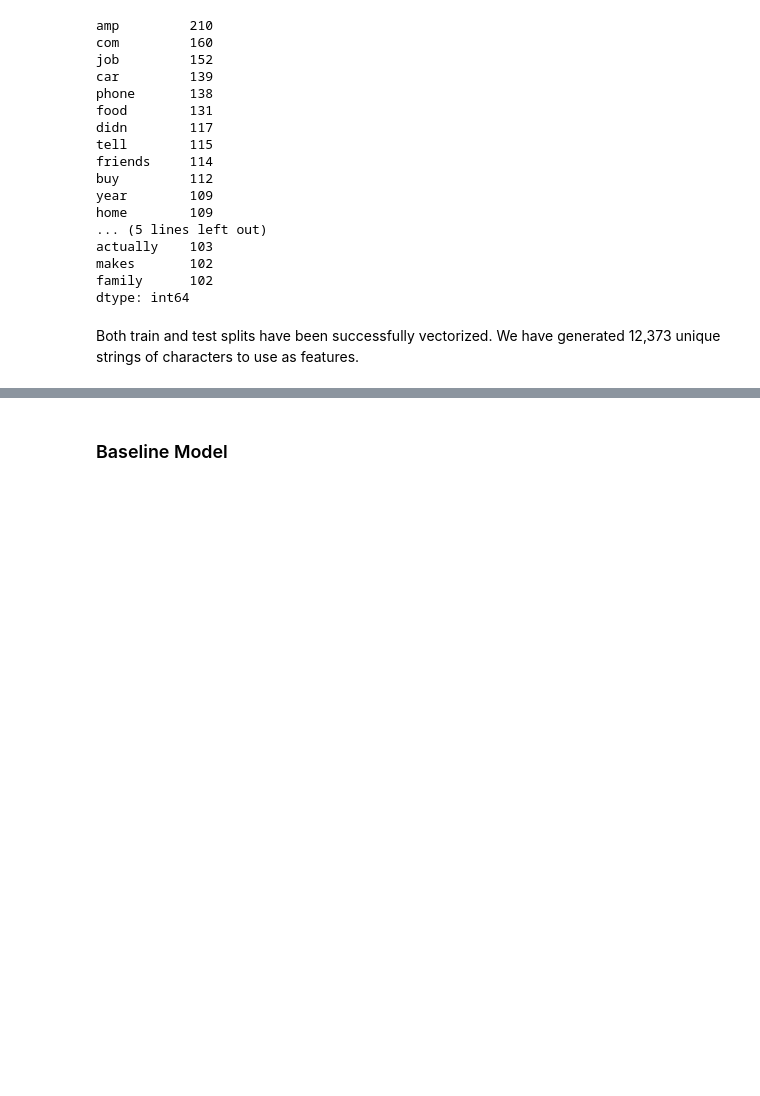
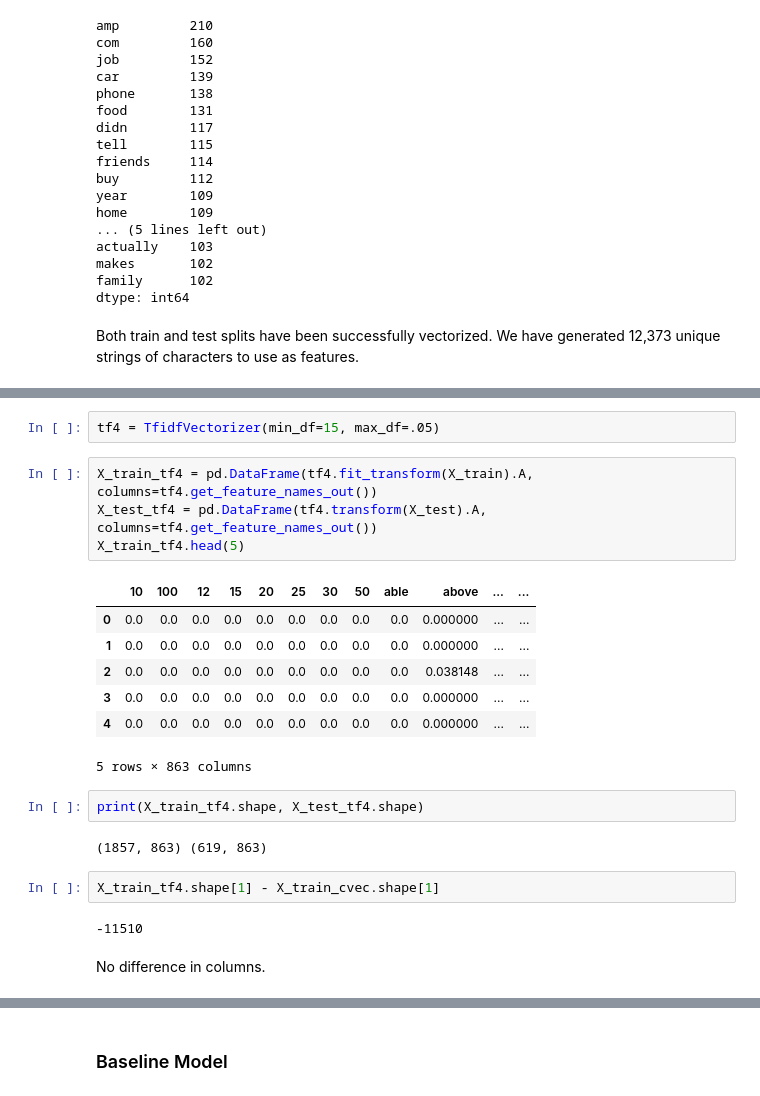
Before and after one commit to Femli/lifehacks_vs_lifeprotips, a Jupyter notebook: code/03_Feature_Engineering_EDA.ipynb, the cells around one changed output, grey strips where cells are left out. Drawn from its saved outputs; the diff is of its cells as text; blank space fills up the shorter version.

```diff
--- a/code/03_Feature_Engineering_EDA.ipynb
+++ b/code/03_Feature_Engineering_EDA.ipynb
@@ -244,0 +380,24 @@ Both train and test splits have been successfully vectorized. We have generated
+# %%
+tf4 = TfidfVectorizer(min_df=15, max_df=.05)
+# %%
+X_train_tf4 = pd.DataFrame(tf4.fit_transform(X_train).A, columns=tf4.get_feature_names_out())
+X_test_tf4 = pd.DataFrame(tf4.transform(X_test).A, columns=tf4.get_feature_names_out())
+X_train_tf4.head(5)
+# %% [output]
+|  | 10 | 100 | 12 | 15 | 20 | 25 | 30 | 50 | able | above | ... | ... |
+| 0 | 0.0 | 0.0 | 0.0 | 0.0 | 0.0 | 0.0 | 0.0 | 0.0 | 0.0 | 0.000000 | ... | ... |
+| 1 | 0.0 | 0.0 | 0.0 | 0.0 | 0.0 | 0.0 | 0.0 | 0.0 | 0.0 | 0.000000 | ... | ... |
+| 2 | 0.0 | 0.0 | 0.0 | 0.0 | 0.0 | 0.0 | 0.0 | 0.0 | 0.0 | 0.038148 | ... | ... |
+| 3 | 0.0 | 0.0 | 0.0 | 0.0 | 0.0 | 0.0 | 0.0 | 0.0 | 0.0 | 0.000000 | ... | ... |
+| 4 | 0.0 | 0.0 | 0.0 | 0.0 | 0.0 | 0.0 | 0.0 | 0.0 | 0.0 | 0.000000 | ... | ... |
+5 rows × 863 columns
+# %%
+print(X_train_tf4.shape, X_test_tf4.shape)
+# %% [output]
+(1857, 863) (619, 863)
+# %%
+X_train_tf4.shape[1] - X_train_cvec.shape[1]
+# %% [output]
+-11510
+# %% [markdown]
+No difference in columns.
```
Also changed, not shown: parts of 34 cells of this notebook.
